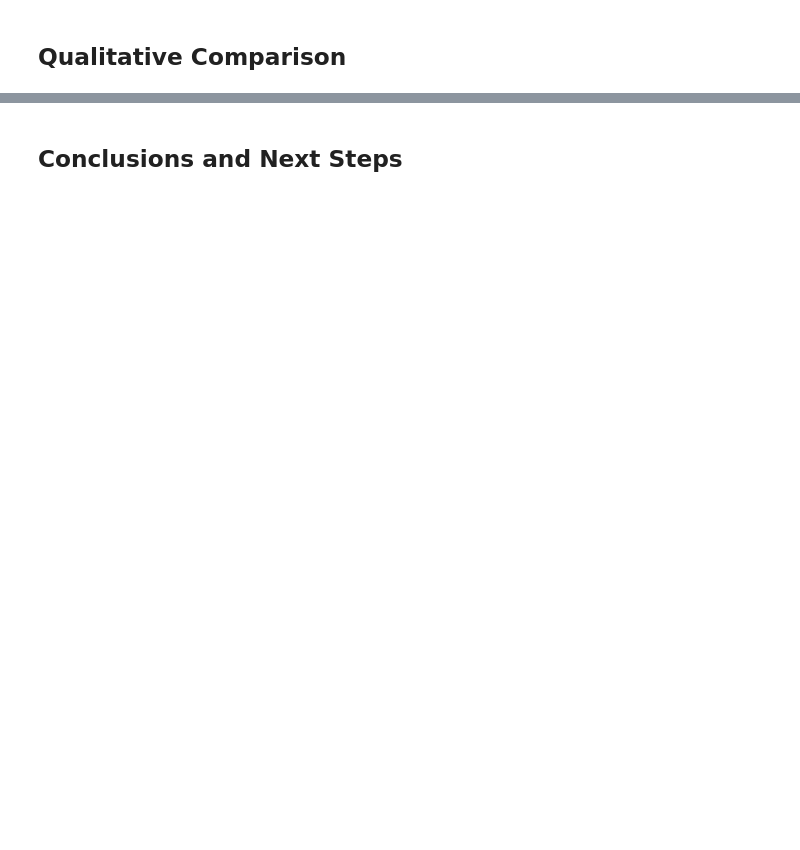
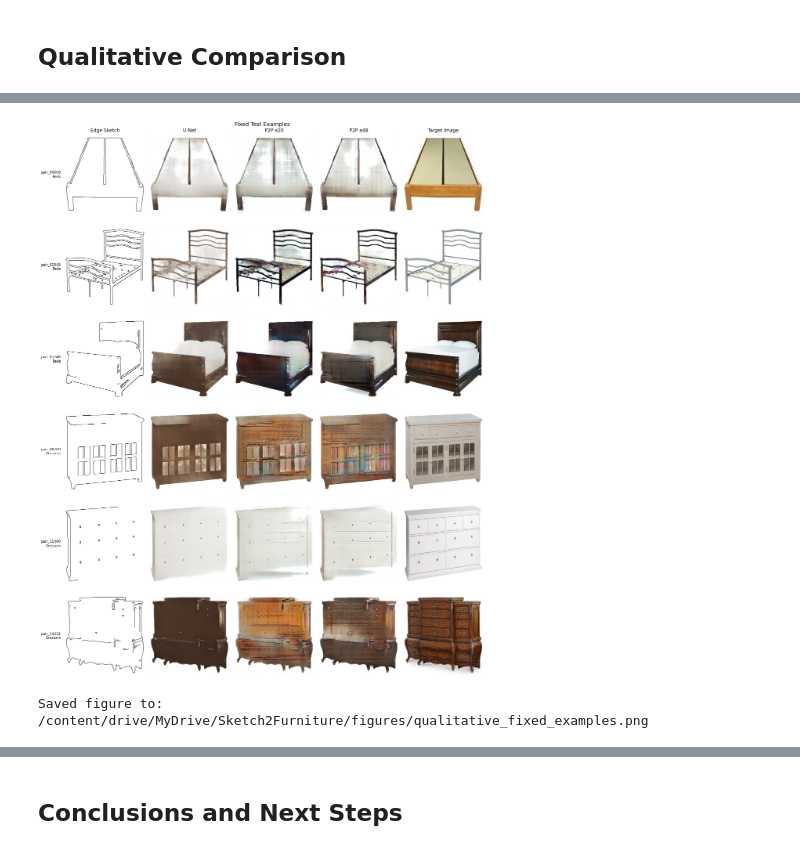
Before and after one commit to Vanya2307/Sketch2Furniture-Generation, a Jupyter notebook: notebooks/05_model_evaluation.ipynb, the cells around one changed output, grey strips where cells are left out. Saved outputs shown, nothing was run; the diff lists cells and outputs as text; code cells hidden in the pictures; blank space fills up the shorter version.

```diff
--- a/notebooks/05_model_evaluation.ipynb
+++ b/notebooks/05_model_evaluation.ipynb
@@ -1559,0 +2997,13 @@ Between the two Pix2Pix checkpoints, epoch 48 leads on MAE, PSNR, SSIM and LPIPS
+# %%
+render_qualitative_figure(
+    pair_ids=fixed_test_examples["pair_id"].tolist(),
+    row_labels=[
+        f"{row.pair_id}\n{row.category.title()}"
+        for row in fixed_test_examples.itertuples()
+    ],
+    title="Fixed Test Examples",
+    output_path=FIGURE_DIR / "qualitative_fixed_examples.png",
+)
+# %% [output]
+[figure, added]
+Saved figure to: /content/drive/MyDrive/Sketch2Furniture/figures/qualitative_fixed_examples.png
```
Also changed, not shown: parts of 37 cells of this notebook.
